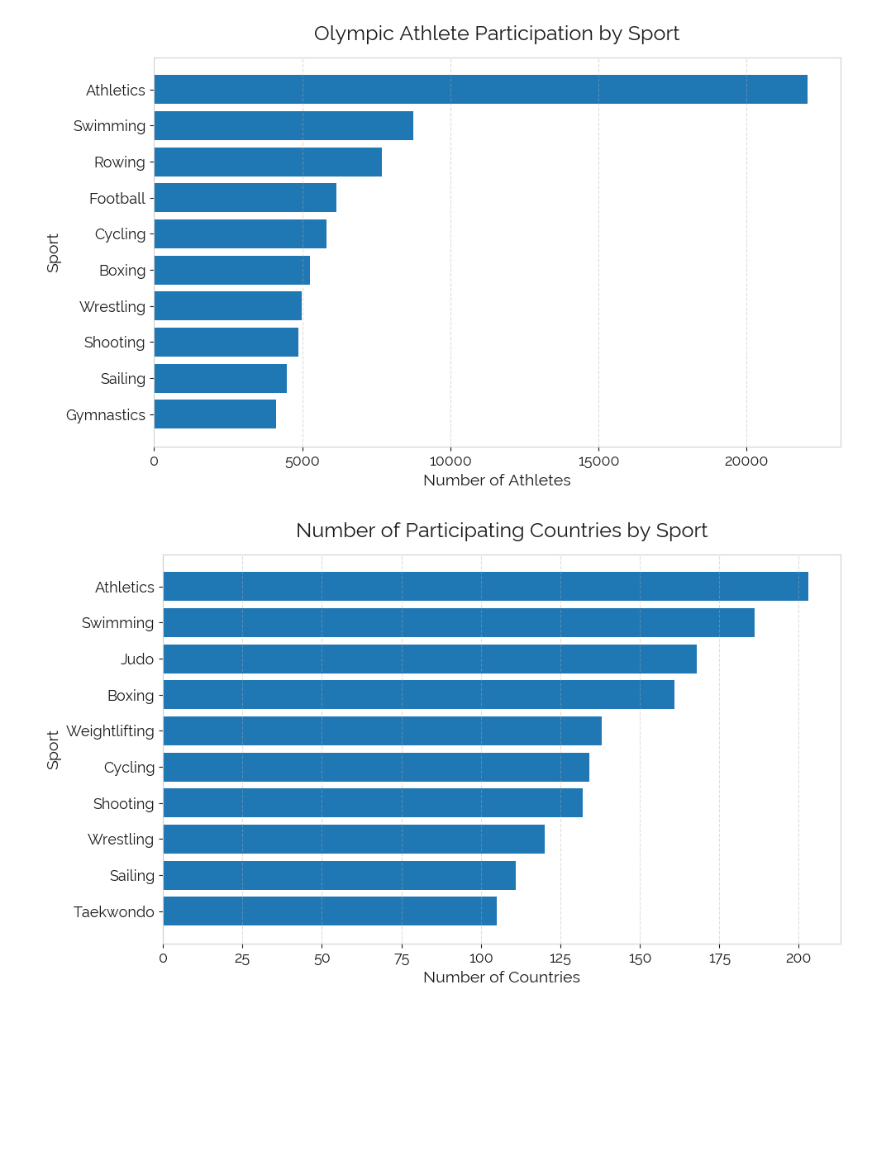
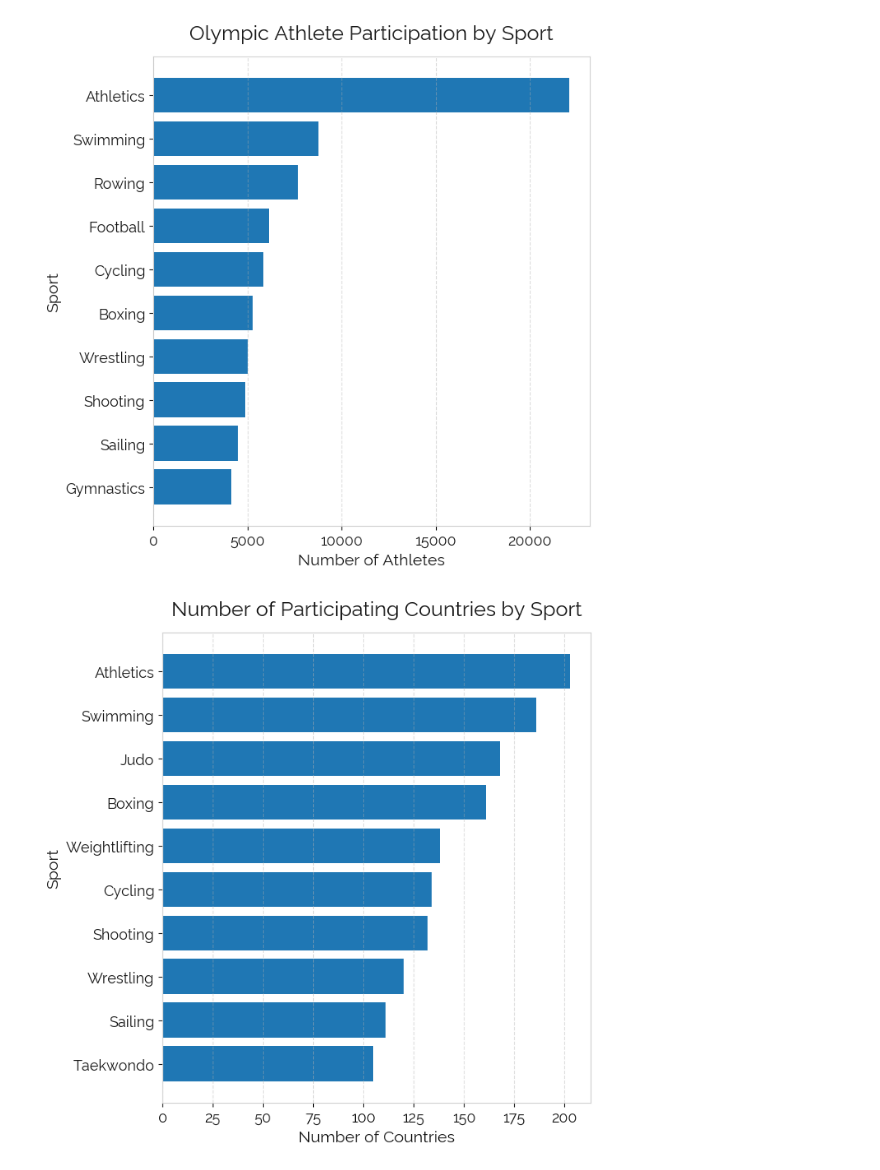
Before and after one commit to ShouryaBatra/fbla-data-analysis, a Jupyter notebook: charts1.ipynb, the cells around one changed output. Drawn from its saved outputs; the diff is of its cells as text; code cells hidden in the pictures; blank space fills up the shorter version.

Commit message:
square charts

```diff
--- a/charts1.ipynb
+++ b/charts1.ipynb
@@ -44,23 +44,23 @@ df = df.rename(columns={"region": "Country"})
 # %%
 sport_participation = (
     df.groupby("Sport")["ID"]
     .nunique()
     .sort_values(ascending=True)
     .tail(10)
 )
 
-plt.figure(figsize=(10, 6))
+plt.figure(figsize=(7, 7))
 plt.barh(sport_participation.index, sport_participation.values)
 
 plt.title("Olympic Athlete Participation by Sport", fontsize=18, pad=15)
 plt.xlabel("Number of Athletes", fontsize=14)
 plt.ylabel("Sport", fontsize=14)
 
 plt.grid(axis="x", linestyle="--", alpha=0.4)
 plt.tight_layout()
 plt.show()
 # %% [output]
-[figure, old version]
+[figure, new version]
 # %%
 countries_per_sport = (
     df.groupby("Sport")["Country"]
@@ -69,7 +69,7 @@ countries_per_sport = (
     .tail(10)
 )
 
-plt.figure(figsize=(10, 6))
+plt.figure(figsize=(7, 7))
 plt.barh(countries_per_sport.index, countries_per_sport.values)
 
 plt.title("Number of Participating Countries by Sport", fontsize=18, pad=15)
@@ -80,4 +80,4 @@ plt.grid(axis="x", linestyle="--", alpha=0.4)
 plt.tight_layout()
 plt.show()
 # %% [output]
-[figure, old version]
+[figure, new version]
```
